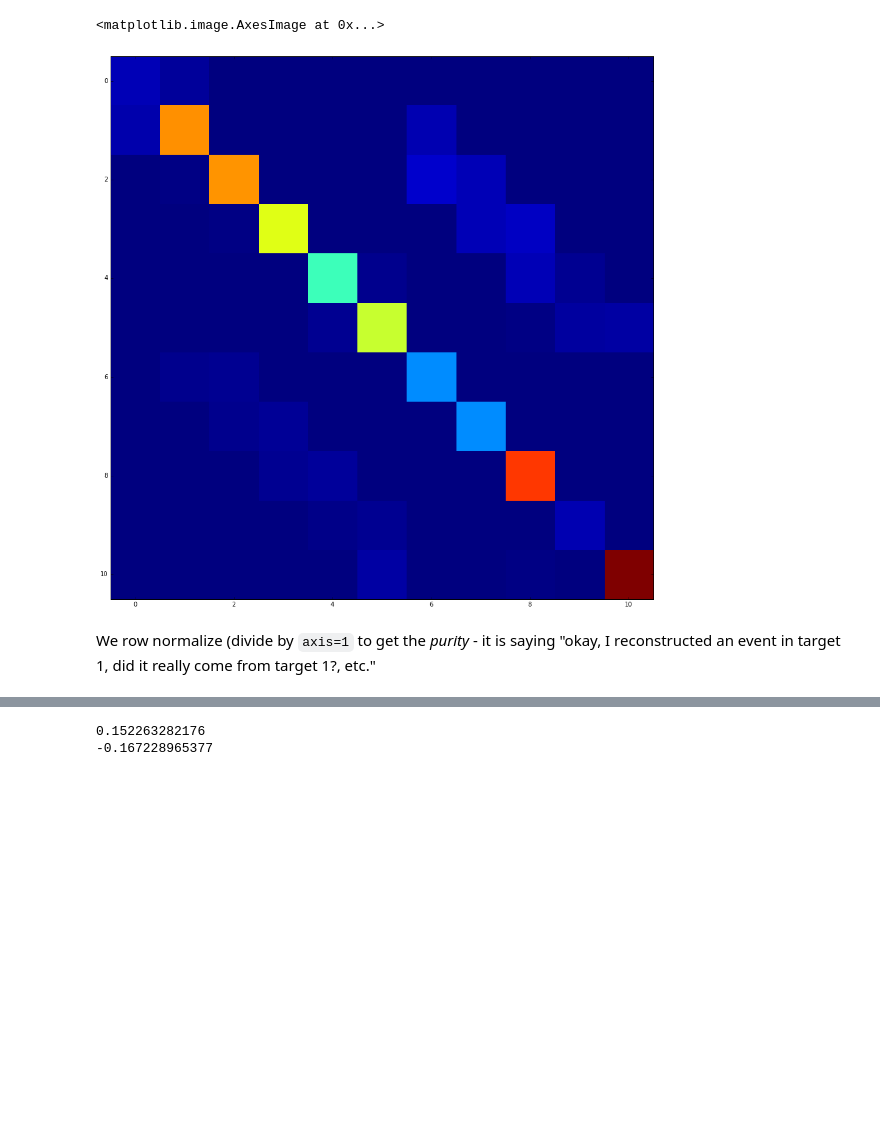
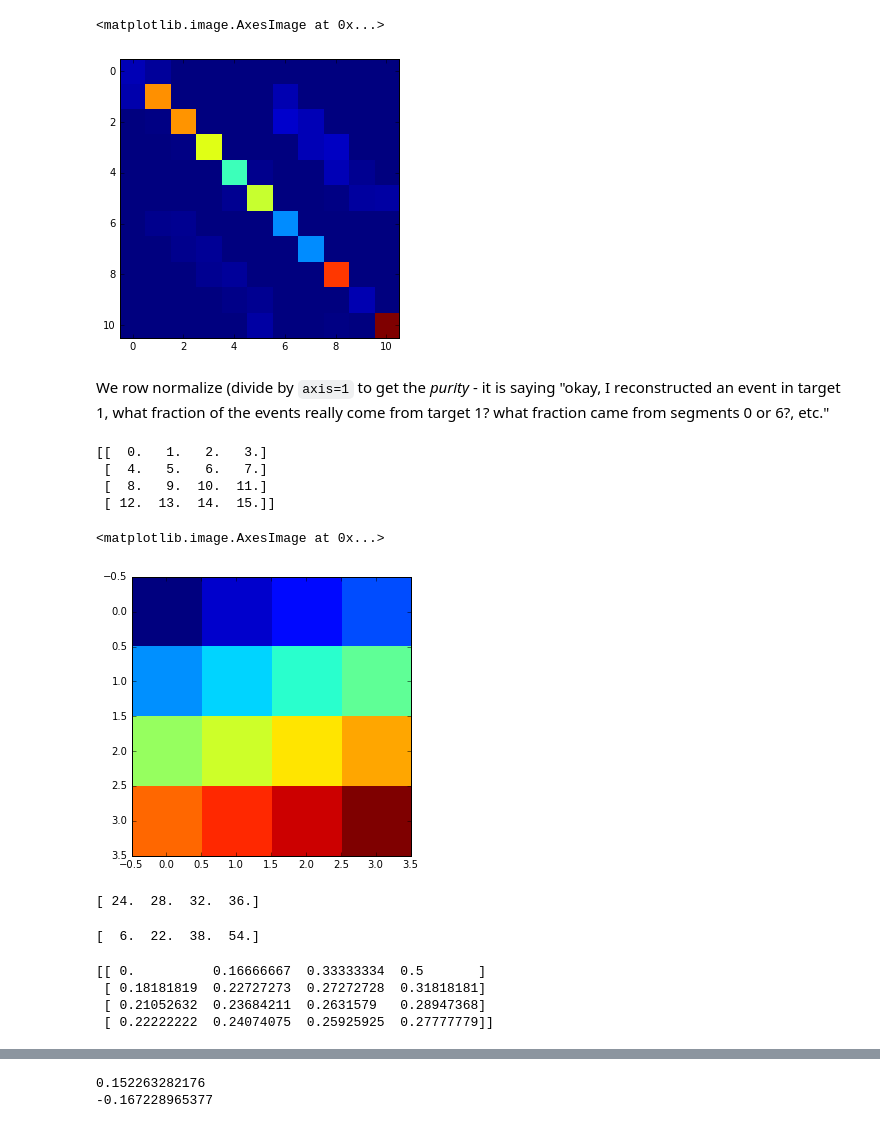
Before and after one commit to faizaakbar/ANNMINERvA, a Jupyter notebook: understanding_zsegment_1461944084.ipynb, the cells around one changed output, grey strips where cells are left out. Saved outputs shown, nothing was run; the diff lists cells and outputs as text; code cells hidden in the pictures; blank space fills up the shorter version.

```diff
--- a/understanding_zsegment_1461944084.ipynb
+++ b/understanding_zsegment_1461944084.ipynb
@@ -14,11 +18,43 @@ plt.imshow(arr, cmap=plt.get_cmap('jet'), interpolation='nearest')
 # %%
 arr_tracks = np.load('tracks_with_cuts_updated.npy')
 # %%
-fig = plt.figure(figsize=(16,16))
+fig = plt.figure(figsize=(5,5))
 plt.imshow(arr_tracks, cmap=plt.get_cmap('jet'), interpolation='nearest')
 #fig.savefig('zseg_mat_1461944084.pdf')
 # %% [output]
 <matplotlib.image.AxesImage at 0x...>
-[figure, old version]
+[figure, new version]
 # %% [markdown]
-We row normalize (divide by `axis=1` to get the _purity_ - it is saying "okay, I reconstructed an event in target 1, did it really come from target 1?, etc."
+We row normalize (divide by `axis=1` to get the _purity_ - it is saying "okay, I reconstructed an event in target 1, what fraction of the events really come from target 1? what fraction came from segments 0 or 6?, etc."
+# %%
+arr3 = np.arange(16, dtype=np.float32).reshape(4, 4)
+print arr3
+# %% [output]
+[[  0.   1.   2.   3.]
+ [  4.   5.   6.   7.]
+ [  8.   9.  10.  11.]
+ [ 12.  13.  14.  15.]]
+# %%
+fig = plt.figure(figsize=(5,5))
+plt.imshow(arr3, cmap=plt.get_cmap('jet'), interpolation='nearest')
+# %% [output]
+<matplotlib.image.AxesImage at 0x...>
+[figure, added]
+# %%
+print arr3.sum(axis=0)  # sum the columns
+# %% [output]
+[ 24.  28.  32.  36.]
+# %%
+print arr3.sum(axis=1)  # sum the rows
+# %% [output]
+[  6.  22.  38.  54.]
+# %%
+arr4 = np.zeros_like(arr3)
+for i in range(4):
+    arr4[i, :] = arr3[i, :] / arr3.sum(axis=1)[i]   # sum the rows
+print arr4
+# %% [output]
+[[ 0.          0.16666667  0.33333334  0.5       ]
+ [ 0.18181819  0.22727273  0.27272728  0.31818181]
+ [ 0.21052632  0.23684211  0.2631579   0.28947368]
+ [ 0.22222222  0.24074075  0.25925925  0.27777779]]
```
Also changed, not shown: parts of 10 cells of this notebook.
